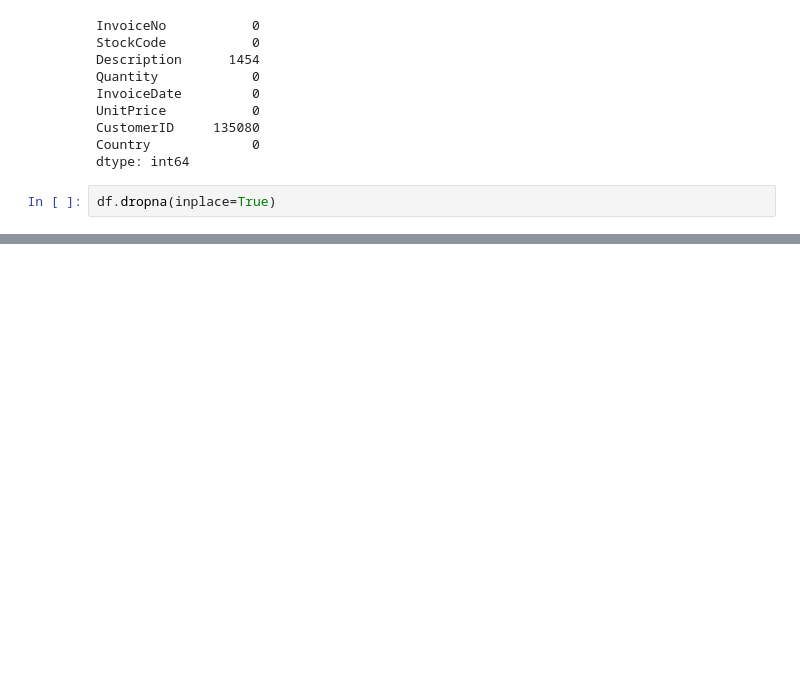
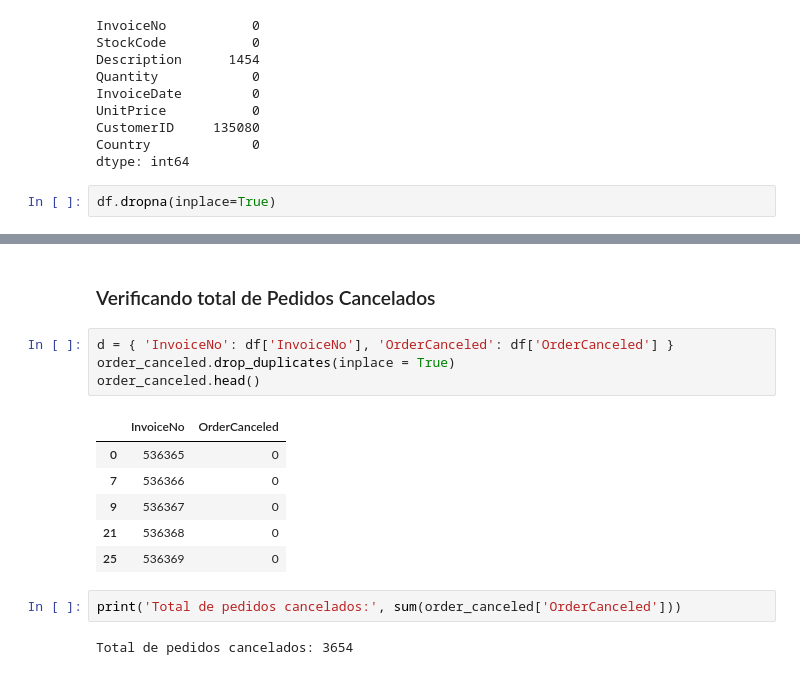
Before and after one commit to SkyNetRecruits/online_retail_dataset, a Jupyter notebook: pre_processing.ipynb, the cells around one changed output, grey strips where cells are left out. Saved outputs shown, nothing was run; the diff lists cells and outputs as text; blank space fills up the shorter version.

```diff
--- a/pre_processing.ipynb
+++ b/pre_processing.ipynb
@@ -100,0 +141,17 @@ plt.scatter(data)
+# %% [markdown]
+### Verificando total de Pedidos Cancelados
+# %%
+d = { 'InvoiceNo': df['InvoiceNo'], 'OrderCanceled': df['OrderCanceled'] }
+order_canceled.drop_duplicates(inplace = True)
+order_canceled.head()
+# %% [output]
+|  | InvoiceNo | OrderCanceled |
+| 0 | 536365 | 0 |
+| 7 | 536366 | 0 |
+| 9 | 536367 | 0 |
+| 21 | 536368 | 0 |
+| 25 | 536369 | 0 |
+# %%
+print('Total de pedidos cancelados:', sum(order_canceled['OrderCanceled']))
+# %% [output]
+Total de pedidos cancelados: 3654
```
Also changed, not shown: parts of 14 cells of this notebook.
